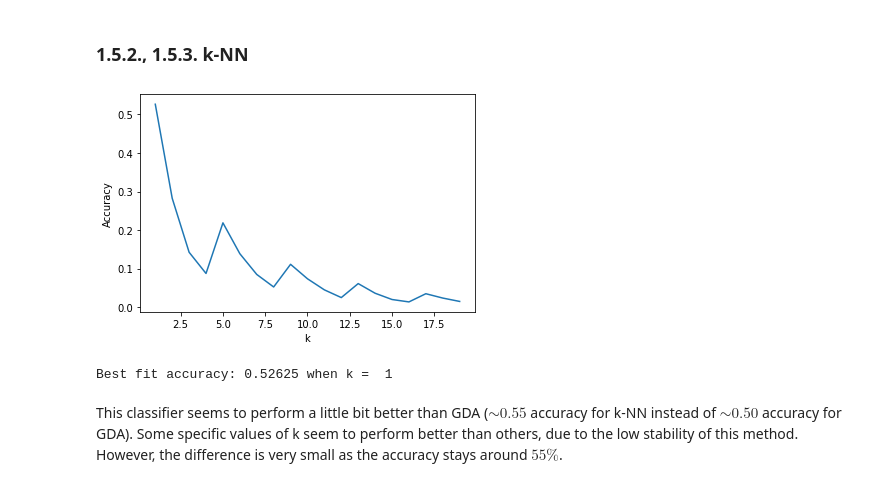
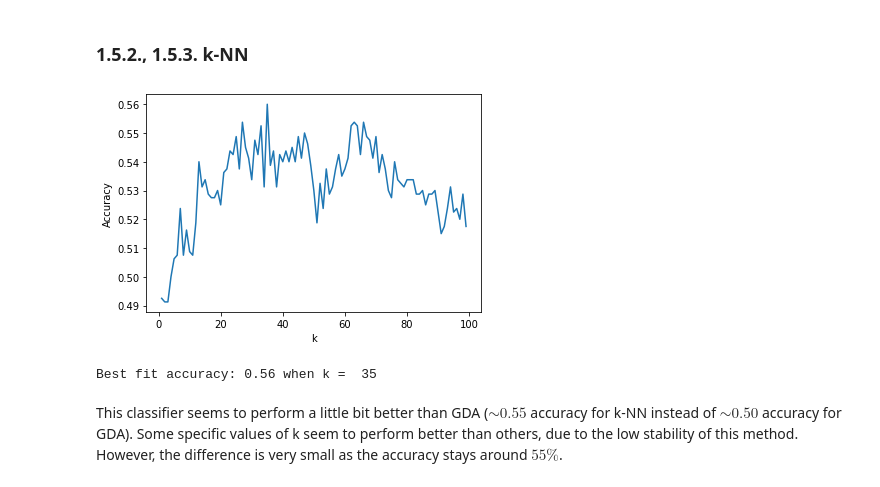
Before and after one commit to louis-ple/ML_Assignments, a Jupyter notebook: Assignment 2/INF8245E_Assignment2_1933334.ipynb, the cells around one changed output. Cells and saved outputs as stored; diff of their text form; code cells hidden in the pictures.

```diff
--- a/Assignment 2/INF8245E_Assignment2_1933334.ipynb
+++ b/Assignment 2/INF8245E_Assignment2_1933334.ipynb
@@ -147,7 +151,7 @@ w0 = 27.46985879989562
 # %%
 import matplotlib.pyplot as plt
 
-def k_NN(train, valid, k_max):
+def k_NN(train, valid, k_max, binary):
 
     ypos = len(np.array(valid)[0]) - 1
 
@@ -168,10 +172,20 @@ def k_NN(train, valid, k_max):
 
         for j in range(len(y_valid)):
             distances = np.linalg.norm(x_valid[j]-x_train, None, 1)
-            neighbourhood = distances.argsort()
+            neighbourhood = np.argsort(distances)
             k_nearest_neighbours = neighbourhood[:k]
 
-            prediction = round(y_train[k_nearest_neighbours].mean())
+            prediction = np.mean(y_train[k_nearest_neighbours])
+
+            #Should be true if 2 classes positive/negative, false otherwise
+            if binary:
+                if prediction > 0:
+                    prediction = 1
+                else:
+                    prediction = -1
+            else:
+                prediction = round(prediction)
+
             actual = y_valid[j]
 
             if prediction==actual:
@@ -323,10 +339,10 @@ w0 = -0.04411426595482794
 # %% [markdown]
 ### 1.5.2., 1.5.3. k-NN
 # %%
-k_NN(train, valid, 20)
+k_NN(train, valid, 100, True)
 # %% [output]
-[figure, old version]
+[figure, new version]
-Best fit accuracy: 0.52625 when k =  1
+Best fit accuracy: 0.56 when k =  35
 # %% [markdown]
 This classifier seems to perform a little bit better than GDA ($\sim0.55$ accuracy for k-NN instead of $\sim0.50$ accuracy for GDA). Some specific values of k seem to perform better than others, due to the low stability of this method. However, the difference is very small as the accuracy stays around $55\%$.
 # %% [markdown]
```
Also changed, not shown: parts of 12 cells of this notebook, 9 other files.
